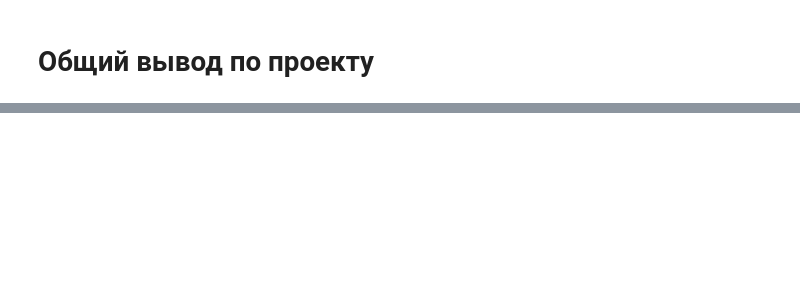
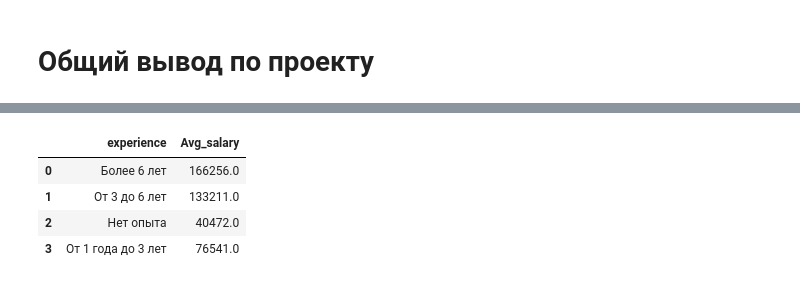
Before and after one commit to EvgeniiOvcharenko/Project_Data_Science, a Jupyter notebook: PROJECT-2. Анализ вакансий из HeadHunter/Project_2_Ноутбук_шаблон.ipynb, the cells around one changed output, grey strips where cells are left out. Drawn from its saved outputs; the diff is of its cells as text; code cells hidden in the pictures; blank space fills up the shorter version.

```diff
--- a/PROJECT-2. Анализ вакансий из HeadHunter/Project_2_Ноутбук_шаблон.ipynb
+++ b/PROJECT-2. Анализ вакансий из HeadHunter/Project_2_Ноутбук_шаблон.ipynb
@@ -550,0 +734,21 @@ df_yandex
+# %%
+# текст запроса
+query_7_3 = f'''
+SELECT
+    v.experience,
+    ROUND(AVG(COALESCE((v.salary_from + v.salary_to)/2, salary_to, salary_from))) as "Avg_salary"
+FROM
+    vacancies v
+WHERE
+    v.salary_to IS NOT NULL OR v.salary_from IS NOT NULL
+GROUP BY v.experience
+'''
+# %%
+ds_salary = pd.read_sql_query(query_7_3, connection)
+ds_salary
+# %% [output]
+|  | experience | Avg_salary |
+| 0 | Более 6 лет | 166256.0 |
+| 1 | От 3 до 6 лет | 133211.0 |
+| 2 | Нет опыта | 40472.0 |
+| 3 | От 1 года до 3 лет | 76541.0 |
```
Also changed, not shown: parts of 23 cells of this notebook.
